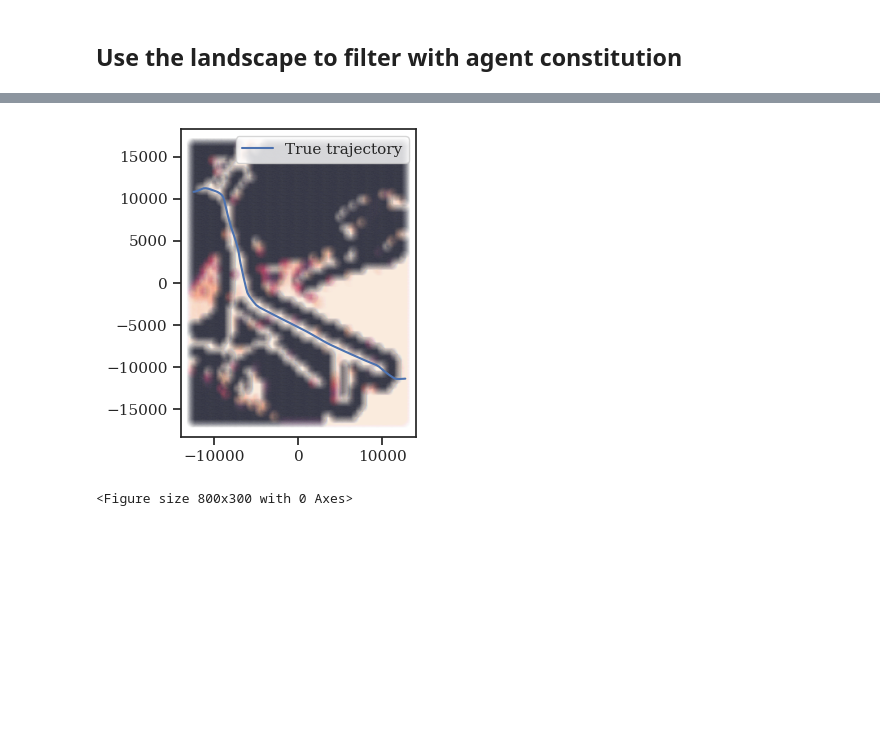
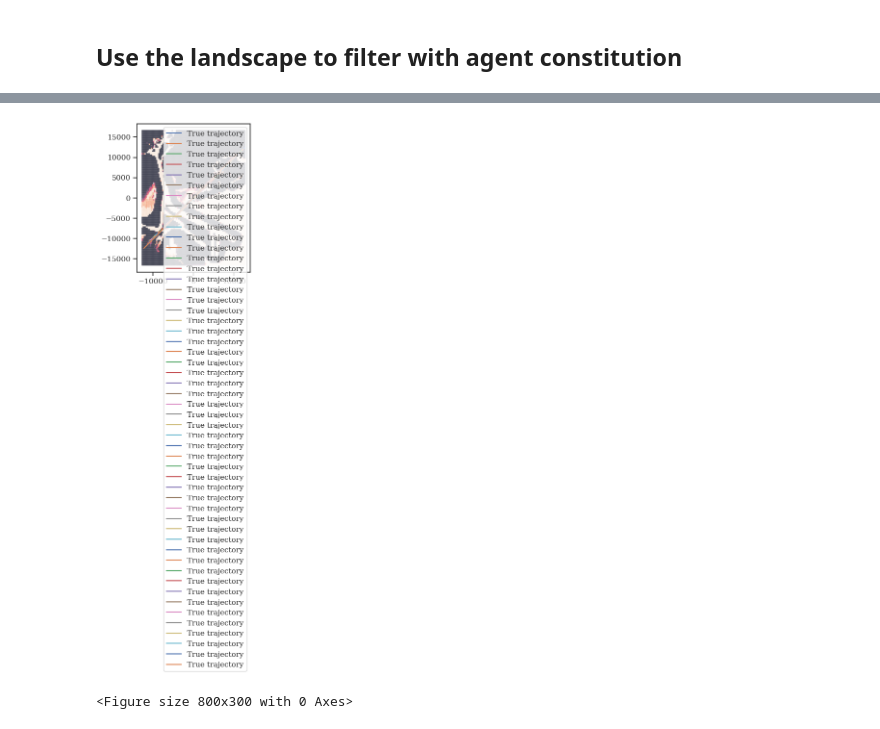
Before and after one commit to HRI-EU/ProMis, a Jupyter notebook: examples/promis-ships.ipynb, the cells around one changed output, grey strips where cells are left out. Cells and saved outputs as stored; diff of their text form; code cells hidden in the pictures; blank space fills up the shorter version.

```diff
--- a/examples/promis-ships.ipynb
+++ b/examples/promis-ships.ipynb
@@ -190,7 +173,7 @@ for i, relation_type in enumerate(all_relation_types):
 
         # Get the relation and visualize it
         relation = star_map.get(relation_type, location_type)
-        relation.parameters.scatter(axis=ax, cmap="coolwarm")
+        relation.parameters.scatter(axis=ax, cmap="coolwarm", s=0.1)
 
         # if j == len(all_location_types) - 1:
         #     plt.colorbar()
@@ -336,6 +308,7 @@ def load_ais(
         ]
 
     # Sort by time per ship
+    df["BaseDateTime"] = pd.to_datetime(df["BaseDateTime"])
     df.sort_values(["MMSI", "BaseDateTime"], inplace=True)
 
     df.loc[df["VesselType"].isna(), "VesselType"] = 0  # Zero means unknown
@@ -343,6 +316,9 @@ def load_ais(
     df["VesselType"] = df["VesselType"].astype(int)
     df["VesselTypeName"] = df["VesselType"].astype(str).map(vessel_types)
 
+    # Filter out all vessels that have an average SOG of less than 1 knot
+    df = df.groupby("MMSI").filter(lambda x: x["SOG"].mean() > 1)
+
     return df
 
 
@@ -392,6 +368,7 @@ pass
 # %%
 MMSIs = df["MMSI"].value_counts()
-relevant_MMSIs = MMSIs[MMSIs > 50].index
+min_observations = 10 + 20 + 15  # warmup + some usage in between + dead_reckoning
+relevant_MMSIs = MMSIs[MMSIs > min_observations].index
 df = df[df["MMSI"].isin(relevant_MMSIs)]
 # %%
 vessel_type_to_index = {
@@ -612,14 +591,14 @@ def plot_trajectories(all_positions: ndarray, label: str | None = "Trajectory {}
         plt.plot(*zip(*positions), label=label.format(i) if label else None, **kwargs)
 # %%
 plt.figure(figsize=(6, 4))
-landscape.scatter(alpha=0.02)
-plot_trajectories(ground_truth_positions, label="True trajectory")
+landscape.scatter(s=0.2, alpha=0.5)
+plot_trajectories(stack((df_["East"], df_["North"])), label="True trajectory")
 plt.legend()
 plt.show()
 plt.clf()
 pass
 # %% [output]
-[figure, old version]
+[figure, new version]
 <Figure size 800x300 with 0 Axes>
 # %%
 def plot_trajectories_animated(positions, filename: str = "trajectory.gif") -> None:
```
Also changed, not shown: parts of 45 cells of this notebook, 4 other files.
